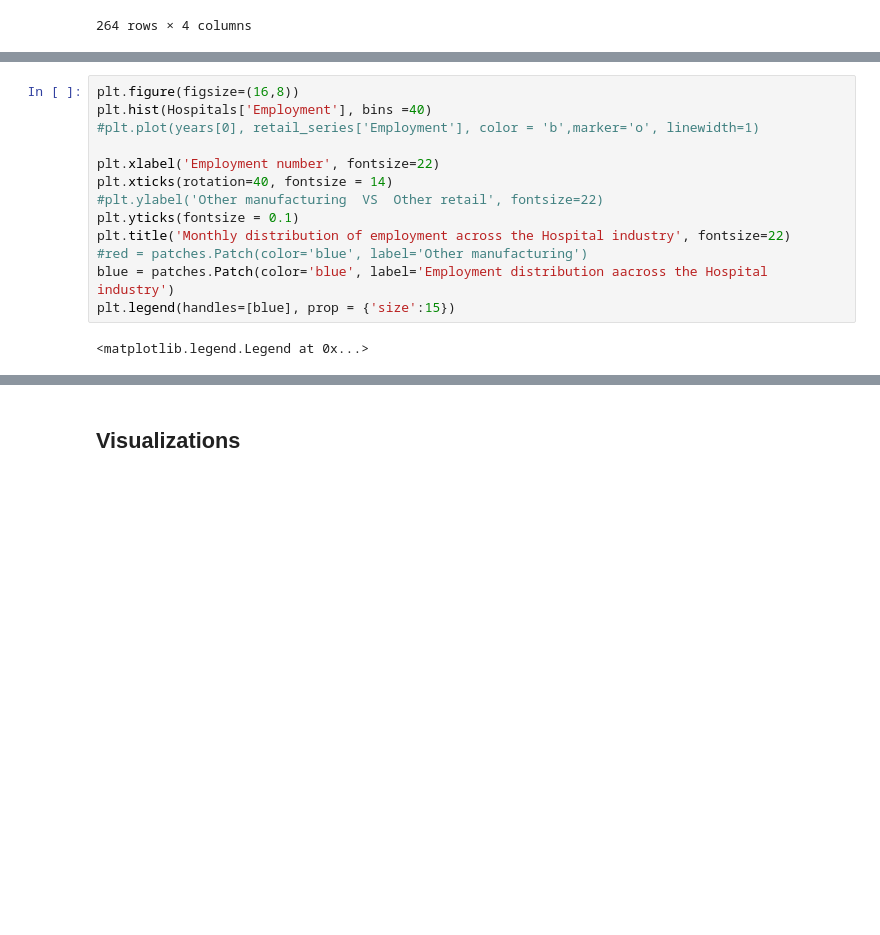
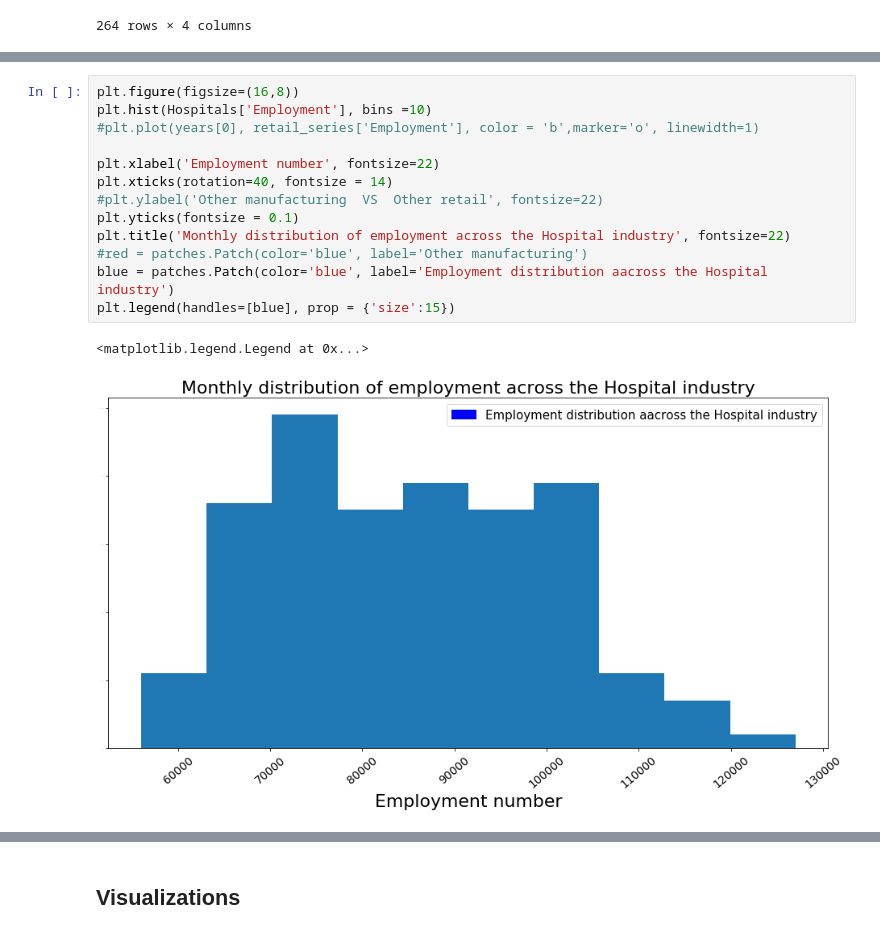
Before and after one commit to Hotlynn2/DATA-ANALYSIS-PYLADIES, a Jupyter notebook: PyLadies Data Analysis.ipynb, the cells around one changed output, grey strips where cells are left out. Cells and saved outputs as stored; diff of their text form; blank space fills up the shorter version.

```diff
--- a/PyLadies Data Analysis.ipynb
+++ b/PyLadies Data Analysis.ipynb
@@ -645,18 +645,19 @@ plt.legend(handles=[blue], prop = {'size':15})
 # %%
 plt.figure(figsize=(16,8))
-plt.hist(Hospitals['Employment'], bins =40)
+plt.hist(Hospitals['Employment'], bins =10)
 #plt.plot(years[0], retail_series['Employment'], color = 'b',marker='o', linewidth=1)
 
 plt.xlabel('Employment number', fontsize=22)
 plt.xticks(rotation=40, fontsize = 14)
 #plt.ylabel('Other manufacturing  VS  Other retail', fontsize=22)
 plt.yticks(fontsize = 0.1)
 plt.title('Monthly distribution of employment across the Hospital industry', fontsize=22)
 #red = patches.Patch(color='blue', label='Other manufacturing')
 blue = patches.Patch(color='blue', label='Employment distribution aacross the Hospital industry')
 plt.legend(handles=[blue], prop = {'size':15})
 # %% [output]
 <matplotlib.legend.Legend at 0x...>
+[figure, added]
 # %%
 data_output_mixed = pd.concat([Transportation_equipment_manufacturing_excluding_shipbuilding,
                                Broadcasting_data_processing_and_information,Farms])
```
Also changed, not shown: parts of 5 cells of this notebook.
